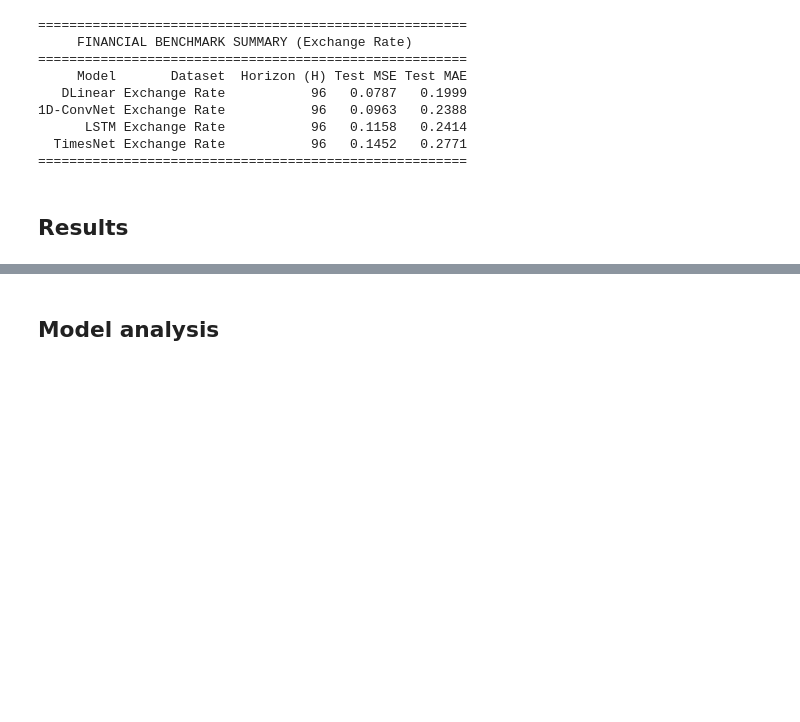
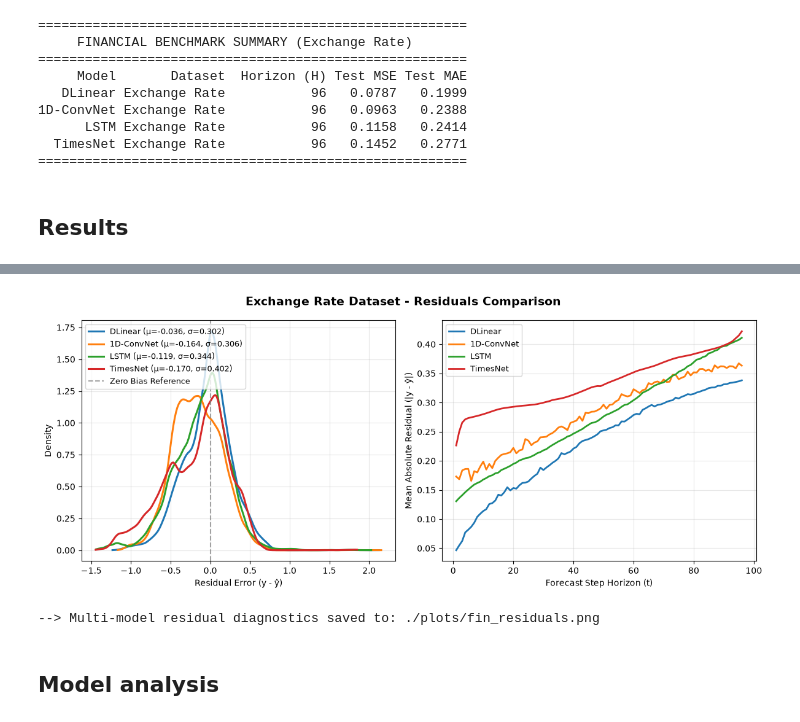
Before and after one commit to angelabortolato/NNDLproject_forecasting_bortolato, a Jupyter notebook: main.ipynb, the cells around one changed output, grey strips where cells are left out. Drawn from its saved outputs; the diff is of its cells as text; code cells hidden in the pictures; blank space fills up the shorter version.

```diff
--- a/main.ipynb
+++ b/main.ipynb
@@ -952,4 +931,9 @@ plot_forecast_comparison(
 --> Forecast visual plot saved to ./plots/fin_forecast_comparison.png
+# %%
+plot_residual_diagnostics(fin_experiments, fin_test_loader, device, dataset_name="Exchange Rate", save_path="./plots/fin_residuals.png")
+# %% [output]
+[figure, added]
+--> Multi-model residual diagnostics saved to: ./plots/fin_residuals.png
 # %% [markdown]
 ## Model analysis
 # %% [markdown]
```
Also changed, not shown: parts of 23 cells of this notebook, 23 other files.
